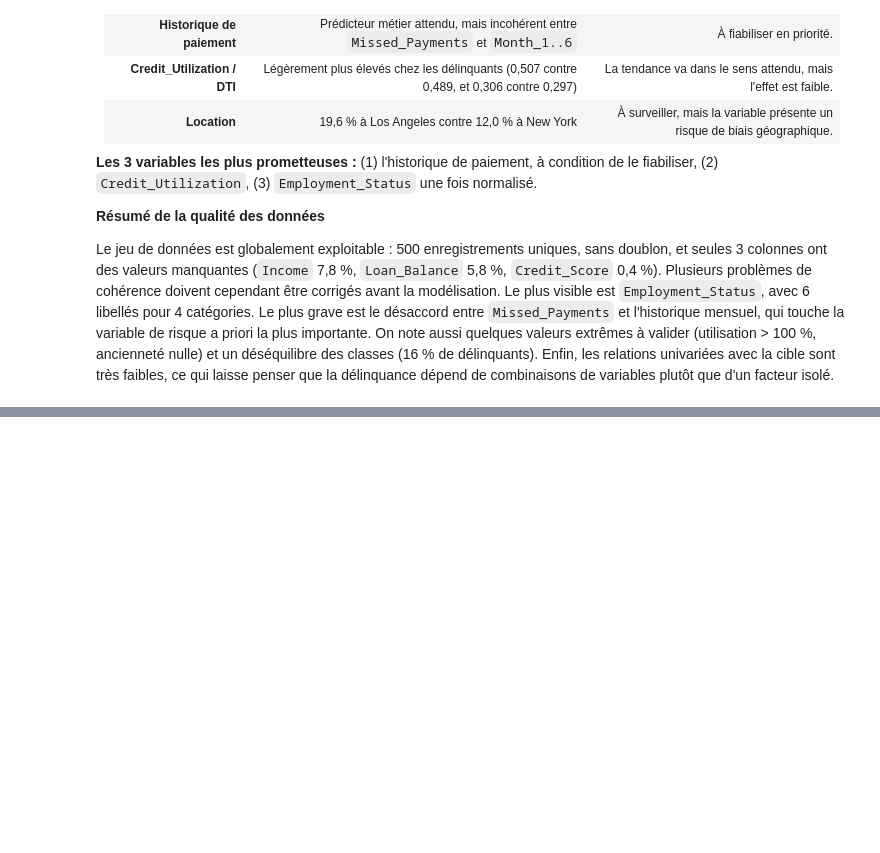
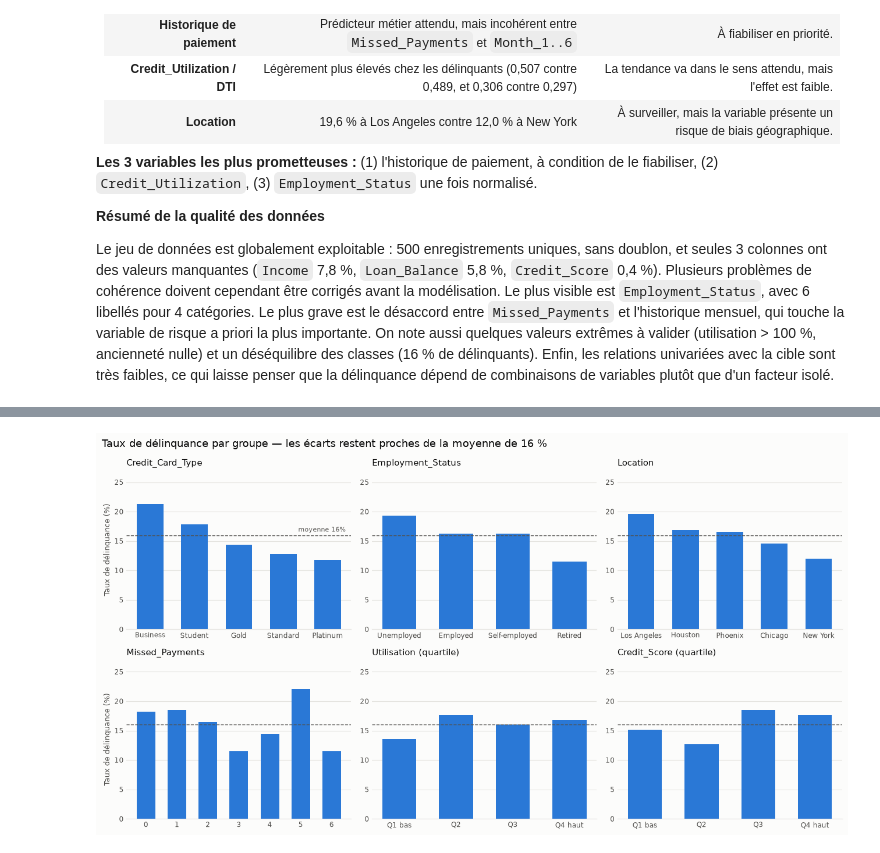
Before and after one commit to AmineBnh21/Tata_Project, a Jupyter notebook: EDA_Geldium.ipynb, the cells around one changed output, grey strips where cells are left out. Saved outputs shown, nothing was run; the diff lists cells and outputs as text; code cells hidden in the pictures; blank space fills up the shorter version.

```diff
--- a/EDA_Geldium.ipynb
+++ b/EDA_Geldium.ipynb
@@ -207,0 +244,5 @@ Le jeu de données est globalement exploitable : 500 enregistrements uniques, sa
+# %%
+for col in ["Income", "Loan_Balance", "Credit_Score"]:
+    s = df[col].dropna()
+    uniform_std = (s.max() - s.min()) / 12 ** 0.5
+    print(f"{col:13s} asymétrie={s.skew():+.2f}  écart-type={s.std():,.0f}  écart-type d'une loi uniforme équivalente={uniform_std:,.0f}")
@@ -207,0 +289,5 @@ Le jeu de données est globalement exploitable : 500 enregistrements uniques, sa
+# %%
+pd.DataFrame({
+    (col, stat): [getattr(df[col], stat)(), getattr(clean[col], stat)()]
+    for col in ["Income", "Loan_Balance", "Credit_Score"] for stat in ["mean", "median", "std"]
+}, index=["avant", "après"]).round(0)
@@ -207,0 +311,38 @@ Le jeu de données est globalement exploitable : 500 enregistrements uniques, sa
+# %%
+import matplotlib.pyplot as plt
+import numpy as np
+
+BLUE, INK, MUTED, GRID = "#2a78d6", "#0b0b0b", "#52514e", "#e5e4e0"
+overall = clean[TARGET].mean()
+
+clean["Utilisation (quartile)"] = pd.qcut(clean.Credit_Utilization, 4, labels=["Q1 bas", "Q2", "Q3", "Q4 haut"])
+clean["Credit_Score (quartile)"] = pd.qcut(clean.Credit_Score, 4, labels=["Q1 bas", "Q2", "Q3", "Q4 haut"])
+panels = ["Credit_Card_Type", "Employment_Status", "Location",
+          "Missed_Payments", "Utilisation (quartile)", "Credit_Score (quartile)"]
+
+fig, axes = plt.subplots(2, 3, figsize=(13, 7), facecolor="#fcfcfb")
+for ax, col in zip(axes.flat, panels):
+    rates = clean.groupby(col, observed=True)[TARGET].mean()
+    if not isinstance(clean[col].dtype, pd.CategoricalDtype) and not pd.api.types.is_numeric_dtype(clean[col]):
+        rates = rates.sort_values(ascending=False)
+    ax.bar(rates.index.astype(str), rates.values * 100, color=BLUE, width=0.6)
+    ax.axhline(overall * 100, color=MUTED, lw=1, ls="--")
+    ax.set_title(col, loc="left", fontsize=11, color=INK)
+    ax.set_ylim(0, 27)
+    ax.tick_params(colors=MUTED, labelsize=8.5, length=0)
+    ax.grid(axis="y", color=GRID, lw=0.8)
+    ax.set_axisbelow(True)
+    for side in ["top", "right", "left"]:
+        ax.spines[side].set_visible(False)
+    ax.spines["bottom"].set_color(GRID)
+    ax.set_facecolor("#fcfcfb")
+axes[0, 0].text(4.4, overall * 100 + 0.6, f"moyenne {overall:.0%}", color=MUTED, fontsize=8, ha="right")
+for ax in axes[:, 0]:
+    ax.set_ylabel("Taux de délinquance (%)", color=MUTED, fontsize=9)
+fig.suptitle("Taux de délinquance par groupe — les écarts restent proches de la moyenne de 16 %",
+             x=0.01, ha="left", fontsize=13, color=INK)
+fig.tight_layout()
+fig.savefig("delinquency_rates.png", dpi=150)
+plt.show()
+# %% [output]
+[figure, added]
```
Also changed, not shown: parts of 20 cells of this notebook, 3 other files.
